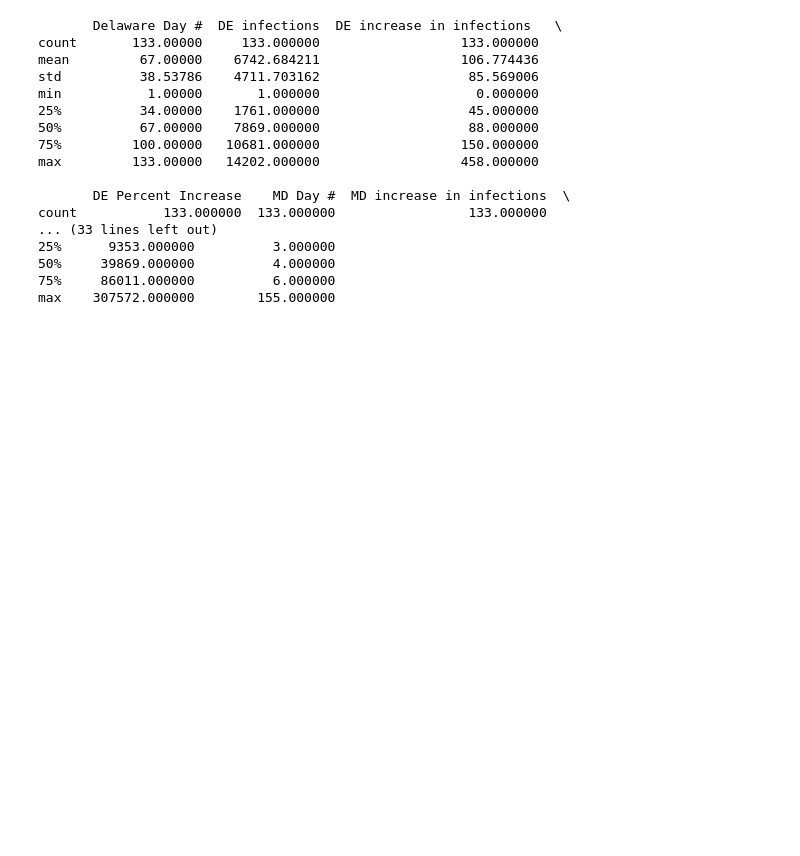
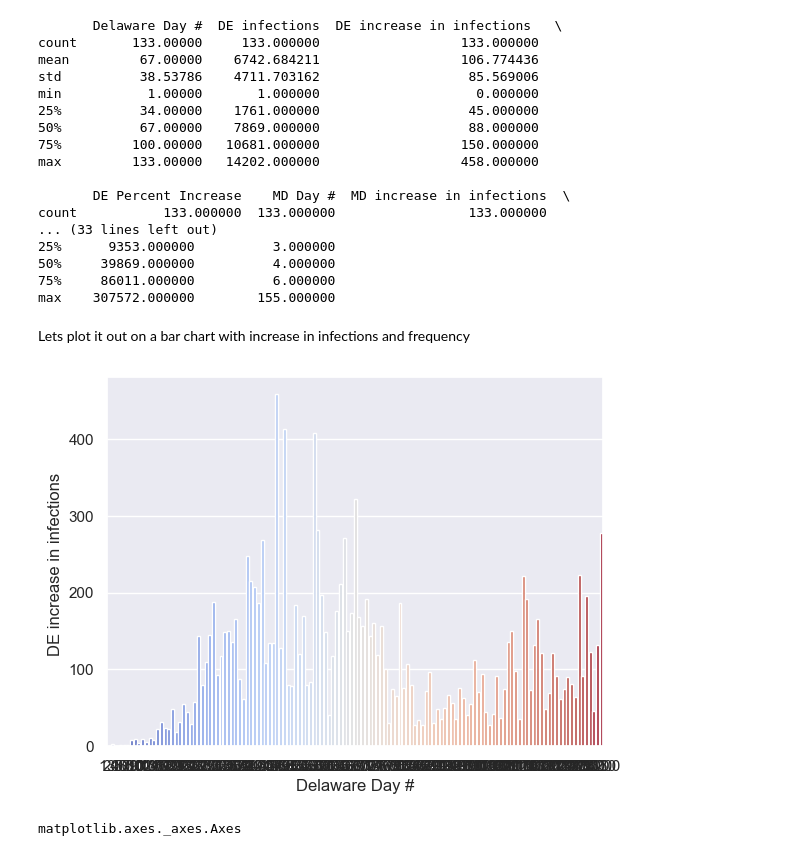
Before and after one commit to mwang840/DelawareCovidDataAnalysis, a Jupyter notebook: Covid19DataVisualization.ipynb, the cells around one changed output. Saved outputs shown, nothing was run; the diff lists cells and outputs as text; code cells hidden in the pictures; blank space fills up the shorter version.

Commit message:
Covid data analysis done

```diff
--- a/Covid19DataVisualization.ipynb
+++ b/Covid19DataVisualization.ipynb
@@ -180,3 +181,9 @@ count           133.000000  133.000000                 133.000000
 50%     39869.000000          4.000000
 75%     86011.000000          6.000000
 max    307572.000000        155.000000
+# %% [markdown]
+Lets plot it out on a bar chart with increase in infections and frequency
+# %%
+delawareIncreaseInfections = sb.barplot(x="Delaware Day #", y="DE increase in infections ", data=covidData, palette="coolwarm")
+# %% [output]
+[figure, added]
@@ -182,0 +194,4 @@ max    307572.000000        155.000000
+# %%
+type(delawareIncreaseInfections)
+# %% [output]
+matplotlib.axes._axes.Axes
```
Also changed, not shown: parts of 3 cells of this notebook, 1 other file.
